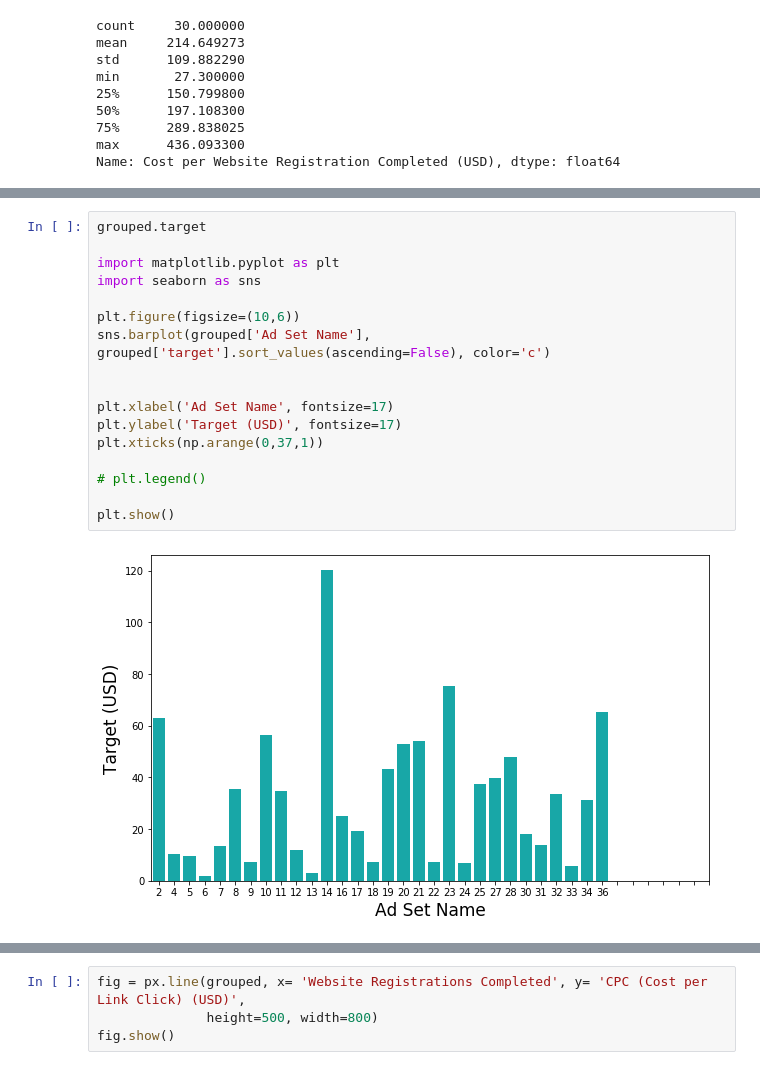
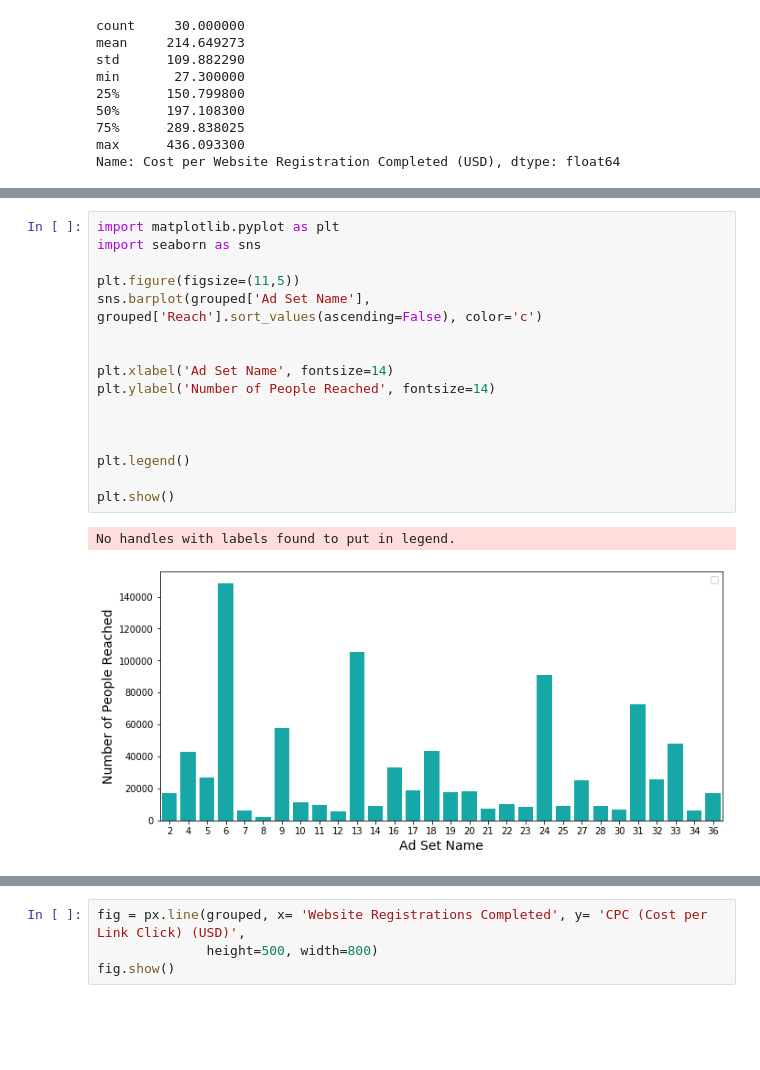
Before and after one commit to Lidetsal/Facebook-Ad-Project, a Jupyter notebook: EDA.ipynb, the cells around one changed output, grey strips where cells are left out. Cells and saved outputs as stored; diff of their text form; blank space fills up the shorter version.

```diff
--- a/EDA.ipynb
+++ b/EDA.ipynb
@@ -44,19 +75,19 @@ Name: Cost per Website Registration Completed (USD), dtype: float64
 # %%
-grouped.target
-
 import matplotlib.pyplot as plt
 import seaborn as sns
 
-plt.figure(figsize=(10,6))
-sns.barplot(grouped['Ad Set Name'], grouped['target'].sort_values(ascending=False), color='c')
+plt.figure(figsize=(11,5))
+sns.barplot(grouped['Ad Set Name'], grouped['Reach'].sort_values(ascending=False), color='c')
 
 
-plt.xlabel('Ad Set Name', fontsize=17)
-plt.ylabel('Target (USD)', fontsize=17)
-plt.xticks(np.arange(0,37,1))
+plt.xlabel('Ad Set Name', fontsize=14)
+plt.ylabel('Number of People Reached', fontsize=14)
 
-# plt.legend()
+
+
+plt.legend()
 
 plt.show()
 # %% [output]
+No handles with labels found to put in legend.
-[figure, old version]
+[figure, new version]
```
Also changed, not shown: parts of 9 cells of this notebook, 2 other files.
